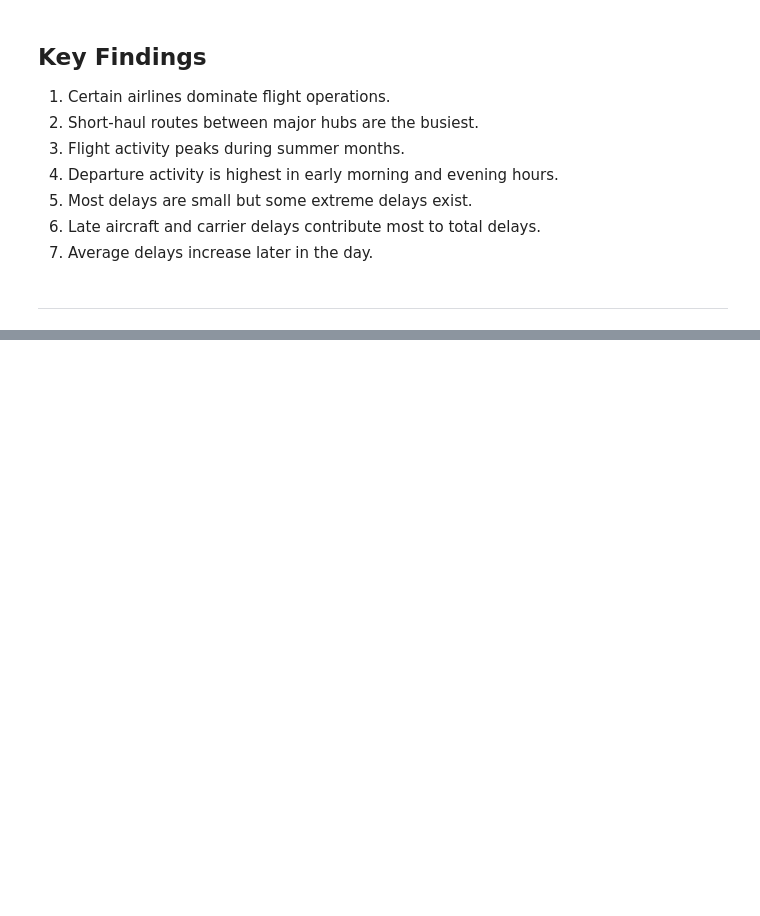
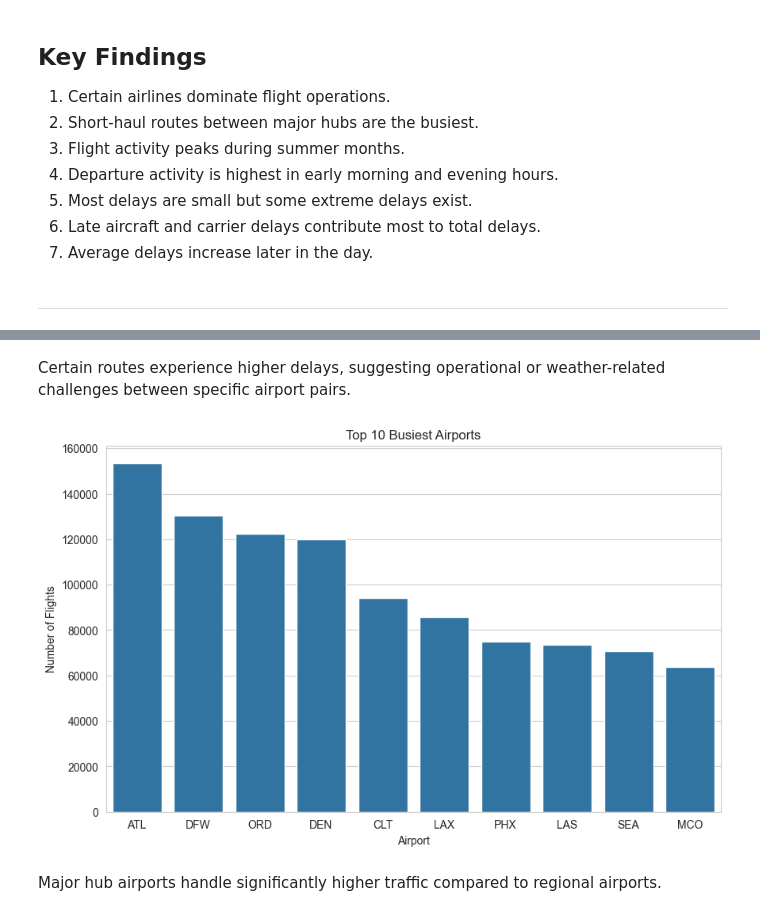
Before and after one commit to springboardmentor1234r/B13-AirFly-Insights-Internship, a Jupyter notebook: AirFly_Insights_Complete_Project.ipynb, the cells around one changed output, grey strips where cells are left out. Drawn from its saved outputs; the diff is of its cells as text; code cells hidden in the pictures; blank space fills up the shorter version.

```diff
--- a/AirFly_Insights_Complete_Project.ipynb
+++ b/AirFly_Insights_Complete_Project.ipynb
@@ -325,0 +382,19 @@ Airlines operating in weather-prone regions show higher average weather delays.
+# %% [markdown]
+Certain routes experience higher delays, suggesting operational or weather-related challenges between specific airport pairs.
+# %%
+#Busiest Airports
+
+busiest_airports = df['ORIGIN'].value_counts().head(10)
+
+plt.figure(figsize=(10,6))
+sns.barplot(x=busiest_airports.index, y=busiest_airports.values)
+
+plt.title("Top 10 Busiest Airports")
+plt.xlabel("Airport")
+plt.ylabel("Number of Flights")
+
+plt.show()
+# %% [output]
+[figure, added]
+# %% [markdown]
+Major hub airports handle significantly higher traffic compared to regional airports.
```
Also changed, not shown: parts of 21 cells of this notebook, 1 other file.
